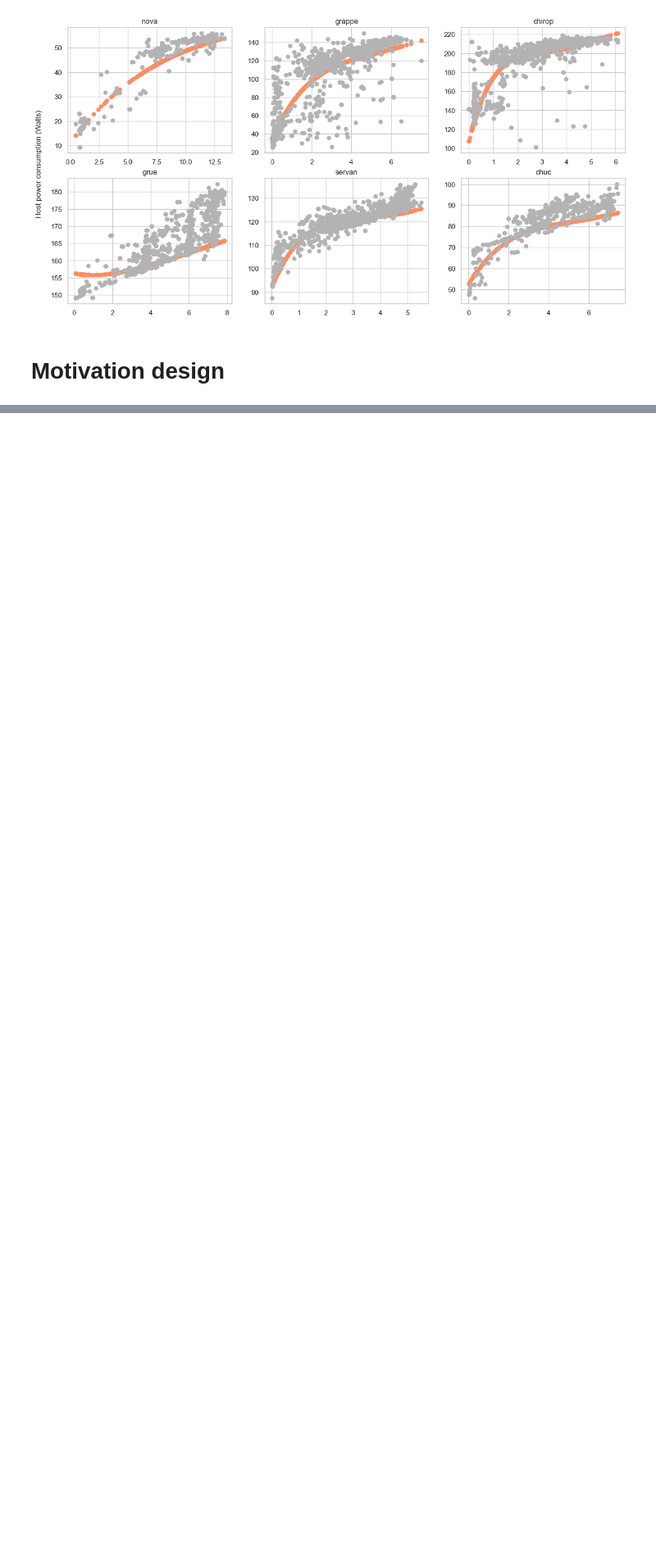
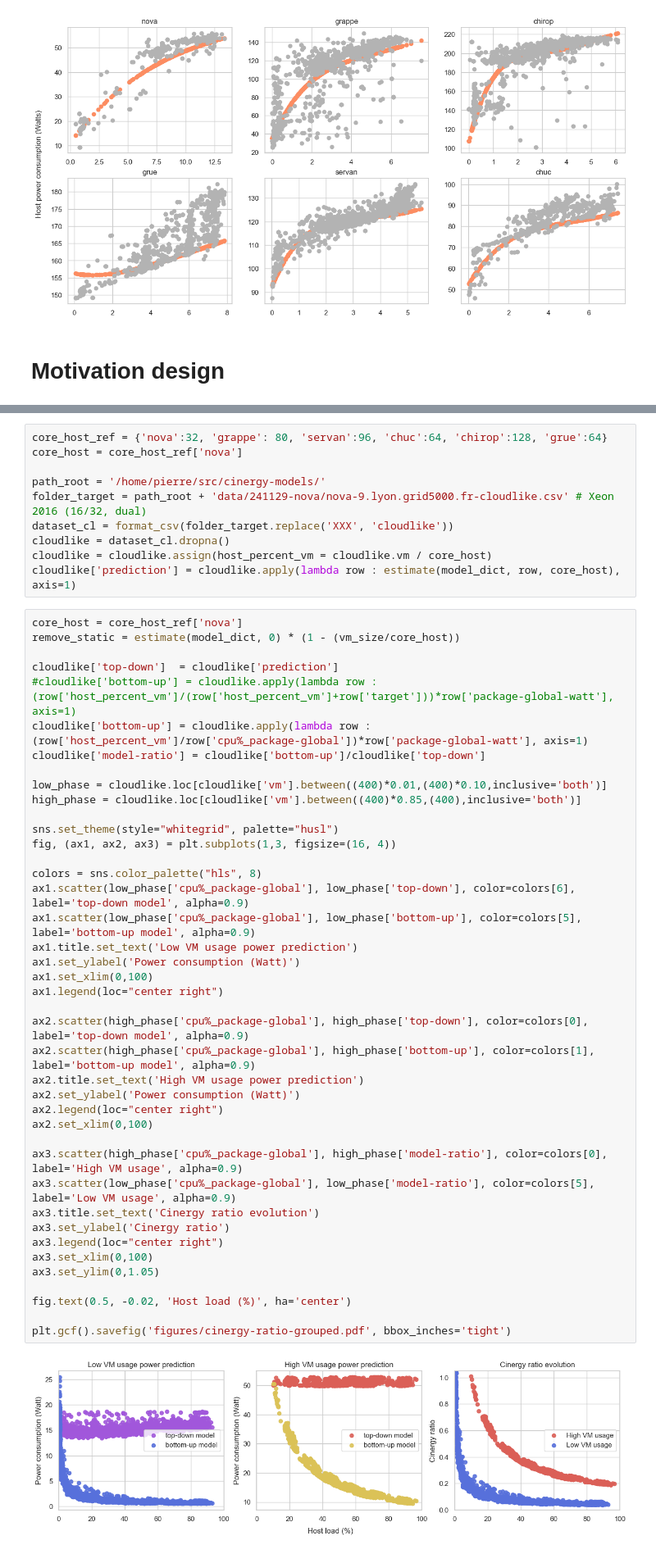
Before and after one commit to jacquetpi/cinergy-models, a Jupyter notebook: notebooks/paper-figures.ipynb, the cells around one changed output, grey strips where cells are left out. Shown at 82% size. Drawn from its saved outputs; the diff is of its cells as text; blank space fills up the shorter version.

```diff
--- a/notebooks/paper-figures.ipynb
+++ b/notebooks/paper-figures.ipynb
@@ -475,0 +440,53 @@ mean absolut error 4.6189394
+# %%
+core_host_ref = {'nova':32, 'grappe': 80, 'servan':96, 'chuc':64, 'chirop':128, 'grue':64}
+core_host = core_host_ref['nova']
+
+path_root = '/home/pierre/src/cinergy-models/'
+folder_target = path_root + 'data/241129-nova/nova-9.lyon.grid5000.fr-cloudlike.csv' # Xeon 2016 (16/32, dual)
+dataset_cl = format_csv(folder_target.replace('XXX', 'cloudlike'))
+cloudlike = dataset_cl.dropna()
+cloudlike = cloudlike.assign(host_percent_vm = cloudlike.vm / core_host)
+cloudlike['prediction'] = cloudlike.apply(lambda row : estimate(model_dict, row, core_host), axis=1)
+# %%
+core_host = core_host_ref['nova']
+remove_static = estimate(model_dict, 0) * (1 - (vm_size/core_host))
+
+cloudlike['top-down']  = cloudlike['prediction']
+#cloudlike['bottom-up'] = cloudlike.apply(lambda row : (row['host_percent_vm']/(row['host_percent_vm']+row['target']))*row['package-global-watt'], axis=1)
+cloudlike['bottom-up'] = cloudlike.apply(lambda row : (row['host_percent_vm']/row['cpu%_package-global'])*row['package-global-watt'], axis=1)
+cloudlike['model-ratio'] = cloudlike['bottom-up']/cloudlike['top-down']
+
+low_phase = cloudlike.loc[cloudlike['vm'].between((400)*0.01,(400)*0.10,inclusive='both')]
+high_phase = cloudlike.loc[cloudlike['vm'].between((400)*0.85,(400),inclusive='both')]
+
+sns.set_theme(style="whitegrid", palette="husl")
+fig, (ax1, ax2, ax3) = plt.subplots(1,3, figsize=(16, 4))
+
+colors = sns.color_palette("hls", 8)
+ax1.scatter(low_phase['cpu%_package-global'], low_phase['top-down'], color=colors[6],   label='top-down model', alpha=0.9)
+ax1.scatter(low_phase['cpu%_package-global'], low_phase['bottom-up'], color=colors[5],   label='bottom-up model', alpha=0.9)
+ax1.title.set_text('Low VM usage power prediction')
+ax1.set_ylabel('Power consumption (Watt)')
+ax1.set_xlim(0,100)
+ax1.legend(loc="center right")
+
+ax2.scatter(high_phase['cpu%_package-global'], high_phase['top-down'], color=colors[0],   label='top-down model', alpha=0.9)
+ax2.scatter(high_phase['cpu%_package-global'], high_phase['bottom-up'], color=colors[1],   label='bottom-up model', alpha=0.9)
+ax2.title.set_text('High VM usage power prediction')
+ax2.set_ylabel('Power consumption (Watt)')
+ax2.legend(loc="center right")
+ax2.set_xlim(0,100)
+
+ax3.scatter(high_phase['cpu%_package-global'], high_phase['model-ratio'], color=colors[0], label='High VM usage', alpha=0.9)
+ax3.scatter(low_phase['cpu%_package-global'], low_phase['model-ratio'], color=colors[5],   label='Low VM usage', alpha=0.9)
+ax3.title.set_text('Cinergy ratio evolution')
+ax3.set_ylabel('Cinergy ratio')
+ax3.legend(loc="center right")
+ax3.set_xlim(0,100)
+ax3.set_ylim(0,1.05)
+
+fig.text(0.5, -0.02, 'Host load (%)', ha='center')
+
+plt.gcf().savefig('figures/cinergy-ratio-grouped.pdf', bbox_inches='tight')
+# %% [output]
+[figure, added]
```
Also changed, not shown: parts of 8 cells of this notebook, 1 other file.
